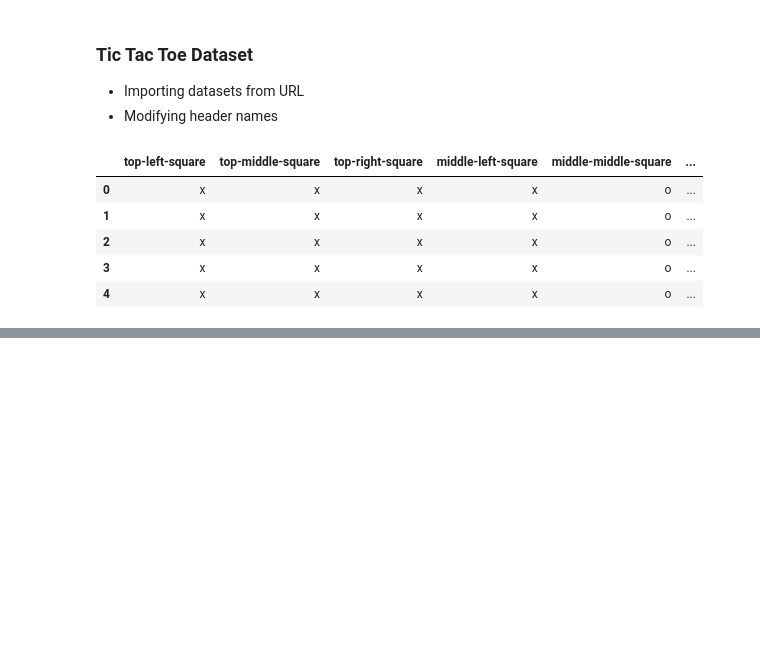
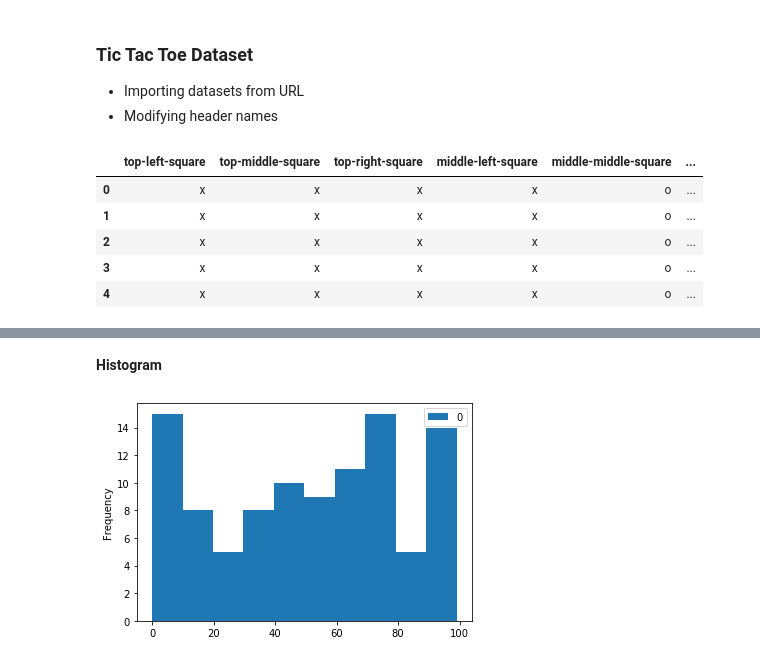
Before and after one commit to Tyler9937/Data-Science-and-Computer-Science-Fundamentals, a Jupyter notebook: Statistics Fundementals/Data Wrangling and Storytelling/Exploratory Data Analysis.ipynb, the cells around one changed output, grey strips where cells are left out. Cells and saved outputs as stored; diff of their text form; code cells hidden in the pictures; blank space fills up the shorter version.

```diff
--- a/Statistics Fundementals/Data Wrangling and Storytelling/Exploratory Data Analysis.ipynb
+++ b/Statistics Fundementals/Data Wrangling and Storytelling/Exploratory Data Analysis.ipynb
@@ -60,0 +288,10 @@ df.head()
+# %% [markdown]
+**Histogram**
+# %%
+# Creating a dataframe with randomized data using numpy
+df = pd.DataFrame(np.random.randint(0,100,size=(100, 1)))
+
+# Plotting histogram with 10 bins
+df.plot.hist(bins=10);
+# %% [output]
+[figure, added]
```
Also changed, not shown: parts of 42 cells of this notebook.
